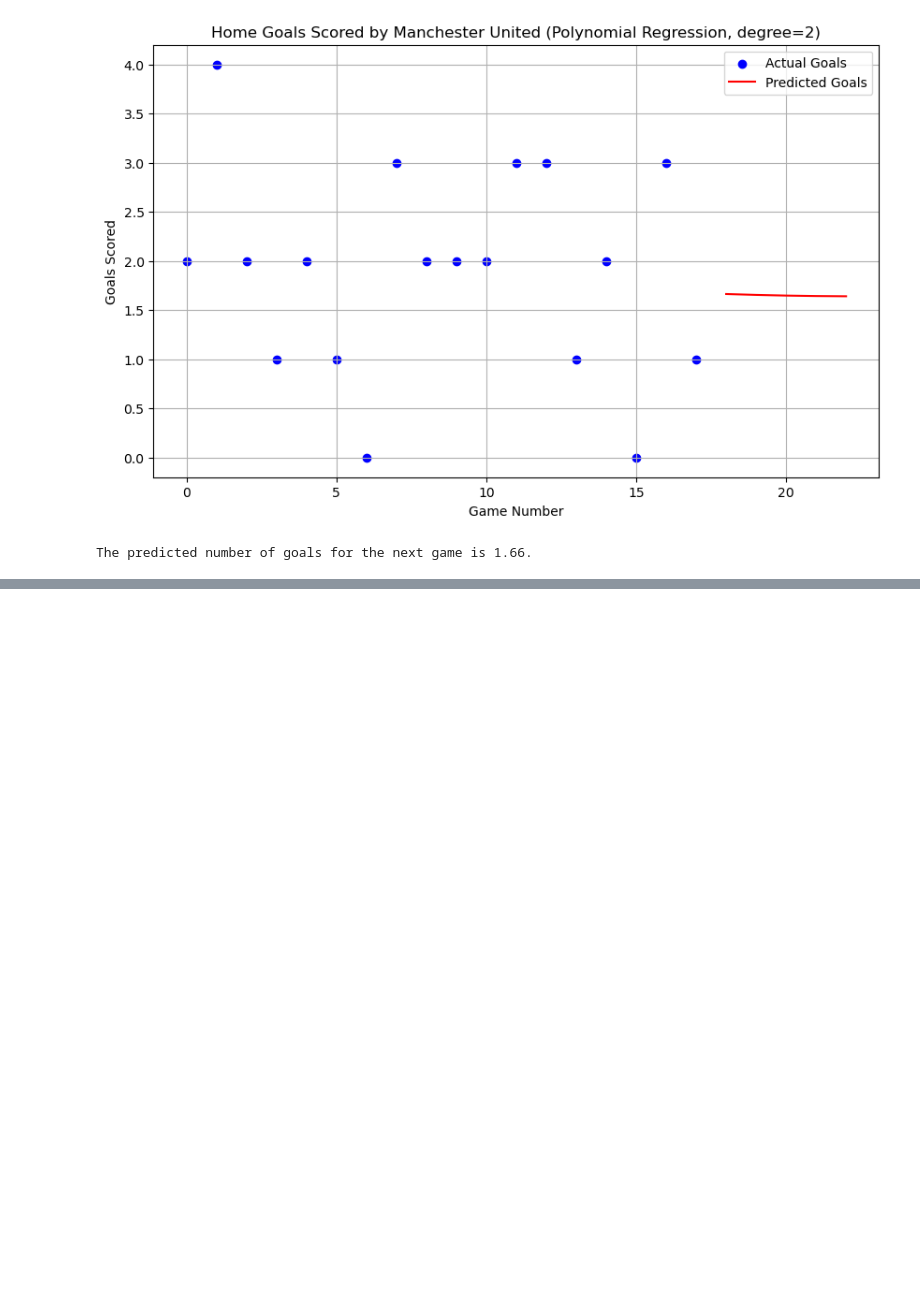
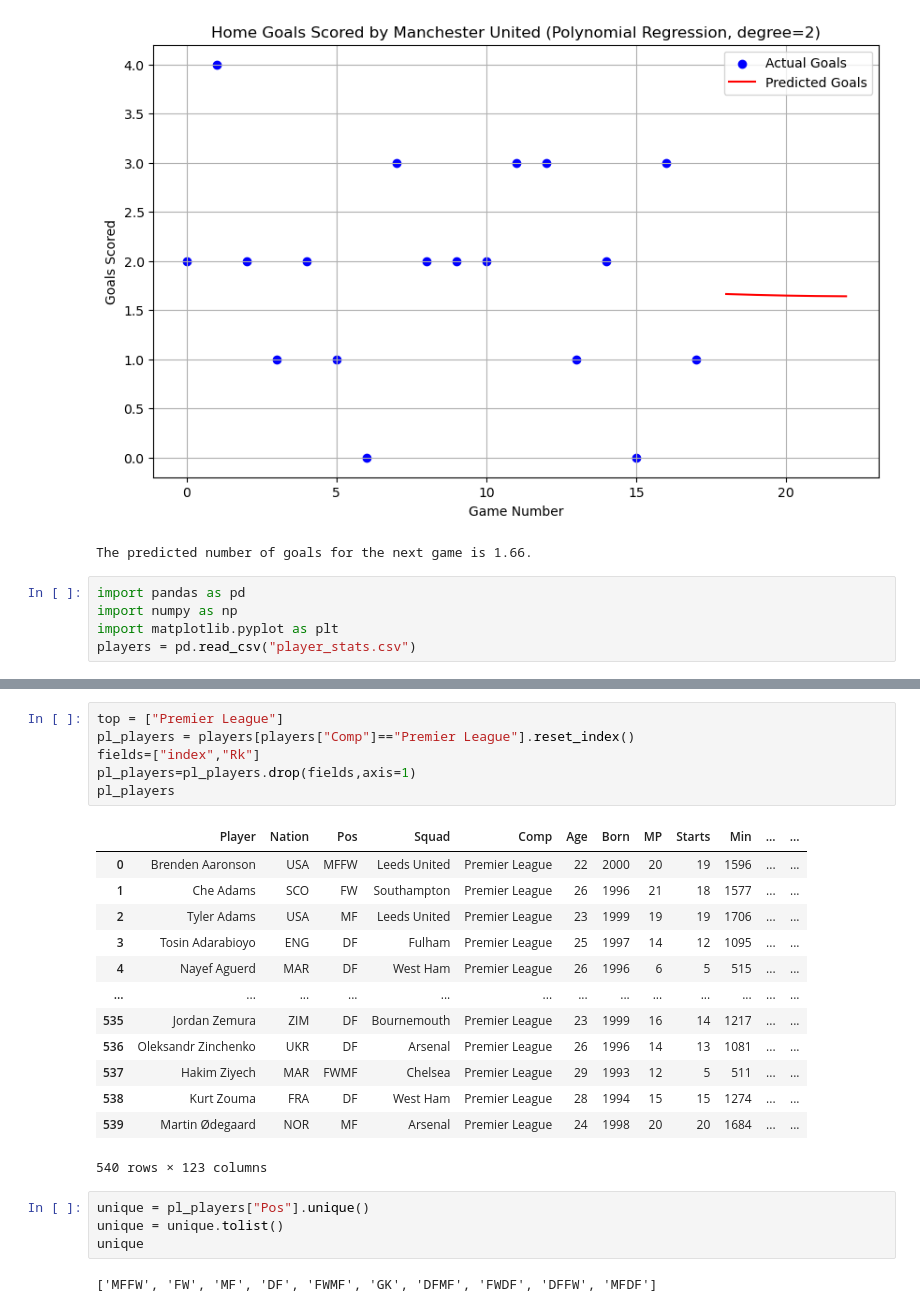
Before and after one commit to srivatsav09/analysing-PL-2022-2023, a Jupyter notebook: FootballPrediction.ipynb, the cells around one changed output, grey strips where cells are left out. Cells and saved outputs as stored; diff of their text form; blank space fills up the shorter version.

Commit message:
player_stats added

```diff
--- a/FootballPrediction.ipynb
+++ b/FootballPrediction.ipynb
@@ -462,3 +463,8 @@ print(f"The predicted number of goals for the next game is {next_game_prediction
 # %% [output]
 [figure]
 The predicted number of goals for the next game is 1.66.
+# %%
+import pandas as pd
+import numpy as np
+import matplotlib.pyplot as plt
+players = pd.read_csv("player_stats.csv")
@@ -464,0 +483,26 @@ The predicted number of goals for the next game is 1.66.
+# %%
+top = ["Premier League"]
+pl_players = players[players["Comp"]=="Premier League"].reset_index()
+fields=["index","Rk"]
+pl_players=pl_players.drop(fields,axis=1)
+pl_players
+# %% [output]
+|  | Player | Nation | Pos | Squad | Comp | Age | Born | MP | Starts | Min | ... | ... |
+| 0 | Brenden Aaronson | USA | MFFW | Leeds United | Premier League | 22 | 2000 | 20 | 19 | 1596 | ... | ... |
+| 1 | Che Adams | SCO | FW | Southampton | Premier League | 26 | 1996 | 21 | 18 | 1577 | ... | ... |
+| 2 | Tyler Adams | USA | MF | Leeds United | Premier League | 23 | 1999 | 19 | 19 | 1706 | ... | ... |
+| 3 | Tosin Adarabioyo | ENG | DF | Fulham | Premier League | 25 | 1997 | 14 | 12 | 1095 | ... | ... |
+| 4 | Nayef Aguerd | MAR | DF | West Ham | Premier League | 26 | 1996 | 6 | 5 | 515 | ... | ... |
+| ... | ... | ... | ... | ... | ... | ... | ... | ... | ... | ... | ... | ... |
+| 535 | Jordan Zemura | ZIM | DF | Bournemouth | Premier League | 23 | 1999 | 16 | 14 | 1217 | ... | ... |
+| 536 | Oleksandr Zinchenko | UKR | DF | Arsenal | Premier League | 26 | 1996 | 14 | 13 | 1081 | ... | ... |
+| 537 | Hakim Ziyech | MAR | FWMF | Chelsea | Premier League | 29 | 1993 | 12 | 5 | 511 | ... | ... |
+| 538 | Kurt Zouma | FRA | DF | West Ham | Premier League | 28 | 1994 | 15 | 15 | 1274 | ... | ... |
+| 539 | Martin Ødegaard | NOR | MF | Arsenal | Premier League | 24 | 1998 | 20 | 20 | 1684 | ... | ... |
+540 rows × 123 columns
+# %%
+unique = pl_players["Pos"].unique()
+unique = unique.tolist()
+unique
+# %% [output]
+['MFFW', 'FW', 'MF', 'DF', 'FWMF', 'GK', 'DFMF', 'FWDF', 'DFFW', 'MFDF']
```
Also changed, not shown: parts of 6 cells of this notebook, 3 other files.
